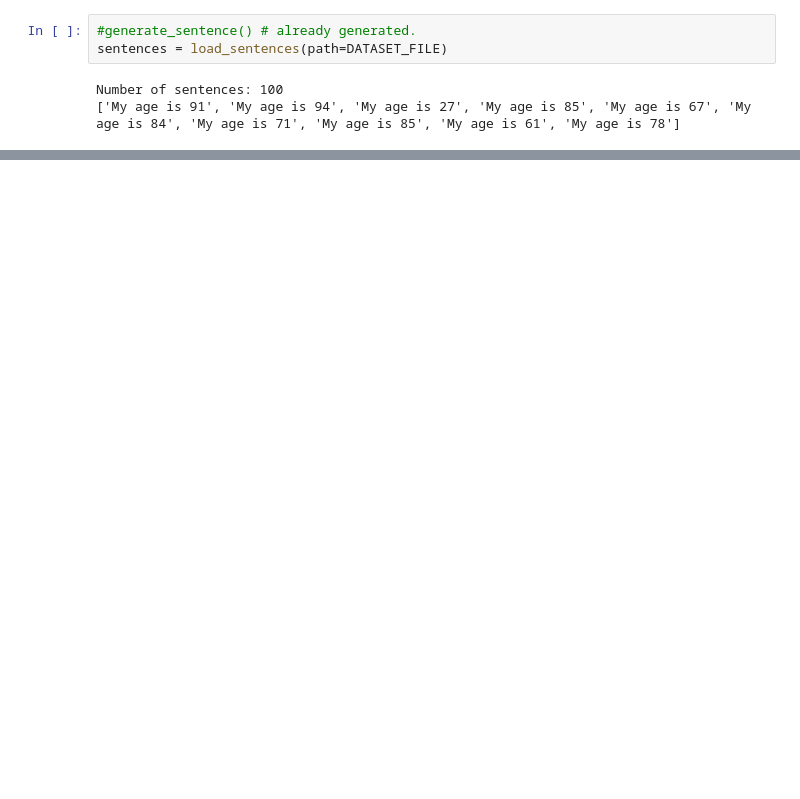
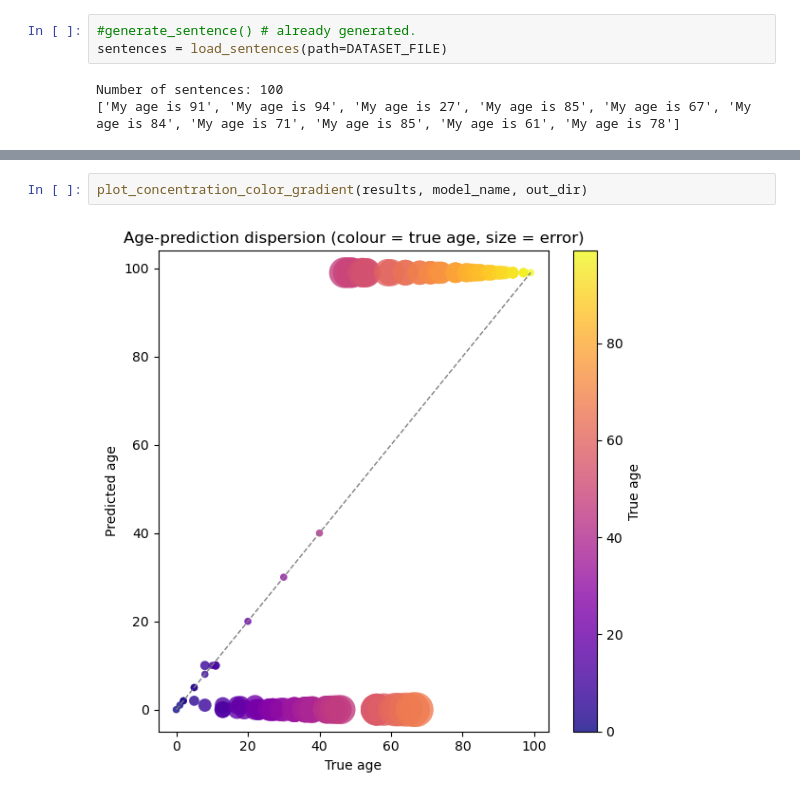
Before and after one commit to ricardoescu/NumberEncoding, a Jupyter notebook: src/main.ipynb, the cells around one changed output, grey strips where cells are left out. Cells and saved outputs as stored; diff of their text form; blank space fills up the shorter version.

```diff
--- a/src/main.ipynb
+++ b/src/main.ipynb
@@ -92,0 +118,4 @@ plot_tsne(78,
+# %%
+plot_concentration_color_gradient(results, model_name, out_dir)
+# %% [output]
+[figure, added]
```
Also changed, not shown: parts of 17 cells of this notebook, 59 other files.
